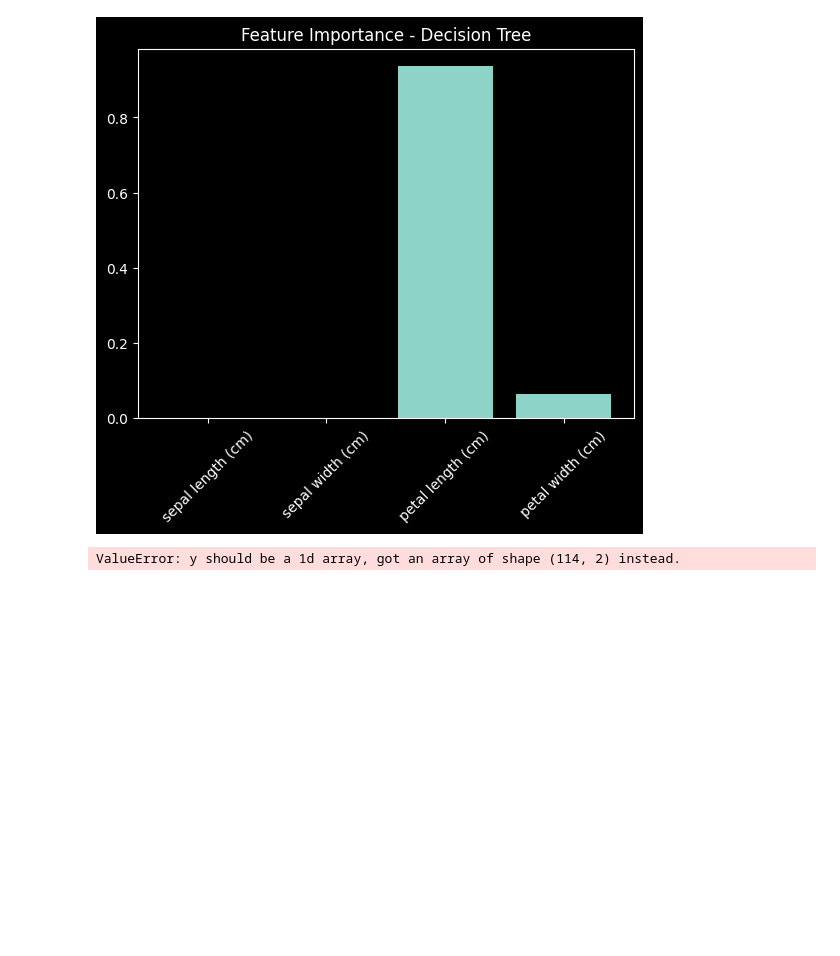
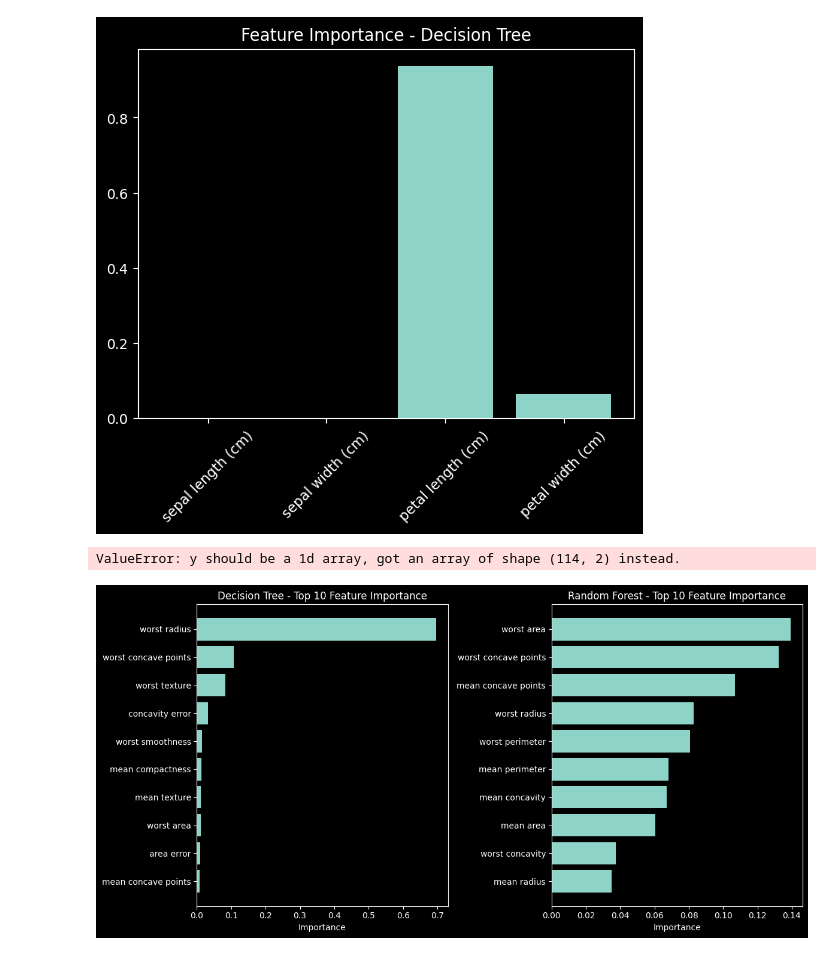
Before and after one commit to WojciechWys/ds-learning, a Jupyter notebook: 23_Przegląd algorytmów i ensemble/Zadania.ipynb, the cells around one changed output. Saved outputs shown, nothing was run; the diff lists cells and outputs as text; code cells hidden in the pictures; blank space fills up the shorter version.

```diff
--- a/23_Przegląd algorytmów i ensemble/Zadania.ipynb
+++ b/23_Przegląd algorytmów i ensemble/Zadania.ipynb
@@ -279,17 +282,67 @@ ValueError: y should be a 1d array, got an array of shape (114, 2) instead.
 # %%
 # Zadanie 6 - Feature Importance
 """
 Porownaj feature importance z drzewa decyzyjnego i Random Forest na Breast Cancer.
 
 Wymagania:
 Wytrenuj oba modele
 Narysuj wykres z Top 10 cech dla kazdego modelu (obok siebie)
 Opisz roznice
 
 Oczekiwany wynik:
 Podwojny wykres barh z waznoscia cech
 
 """
+
+import numpy as np
+import matplotlib.pyplot as plt
+from sklearn.datasets import load_breast_cancer
+from sklearn.tree import DecisionTreeClassifier
+from sklearn.ensemble import RandomForestClassifier
+
+# data writing
+data = load_breast_cancer()
+X = data.data
+y = data.target
+feature_names = data.feature_names
+
+
+# models training
+dt_model = DecisionTreeClassifier(random_state=42)
+rf_model = RandomForestClassifier(random_state=42)
+
+dt_model.fit(X, y)
+rf_model.fit(X, y)
+
+# feature importance
+dt_importance = dt_model.feature_importances_
+rf_importance = rf_model.feature_importances_
+
+# top 10 features
+top10_dt_idx = np.argsort(dt_importance)[-10:]
+top10_rf_idx = np.argsort(rf_importance)[-10:]
+
+dt_features = feature_names[top10_dt_idx]
+rf_features = feature_names[top10_rf_idx]
+
+dt_values = dt_importance[top10_dt_idx]
+rf_values = rf_importance[top10_rf_idx]
+
+# plot
+fig, axes = plt.subplots(1, 2, figsize=(12, 6))
+
+axes[0].barh(dt_features, dt_values)
+axes[0].set_title("Decision Tree - Top 10 Feature Importance")
+axes[0].set_xlabel("Importance")
+
+axes[1].barh(rf_features, rf_values)
+axes[1].set_title("Random Forest - Top 10 Feature Importance")
+axes[1].set_xlabel("Importance")
+
+plt.tight_layout()
+plt.show()
+# %% [output]
+[figure, added]
 # %%
 # Zadanie 7 - Gradient Boosting baseline
 """
```
Also changed, not shown: parts of 2 cells of this notebook.
